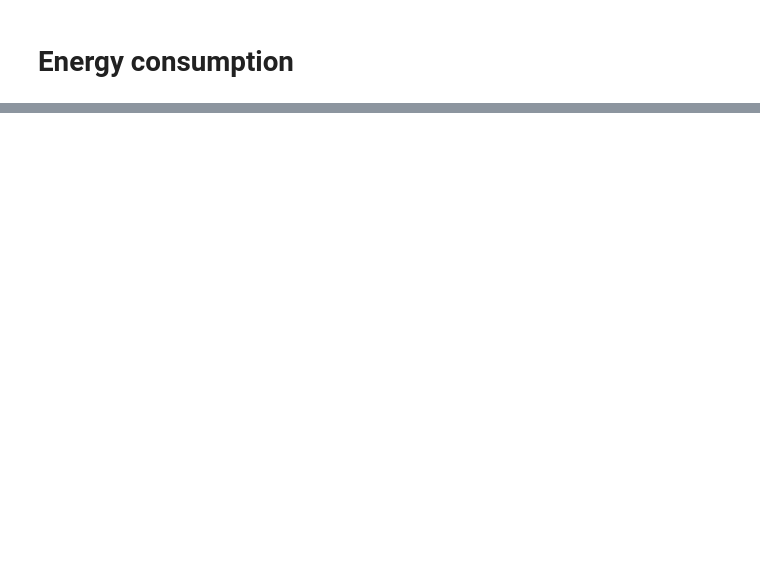
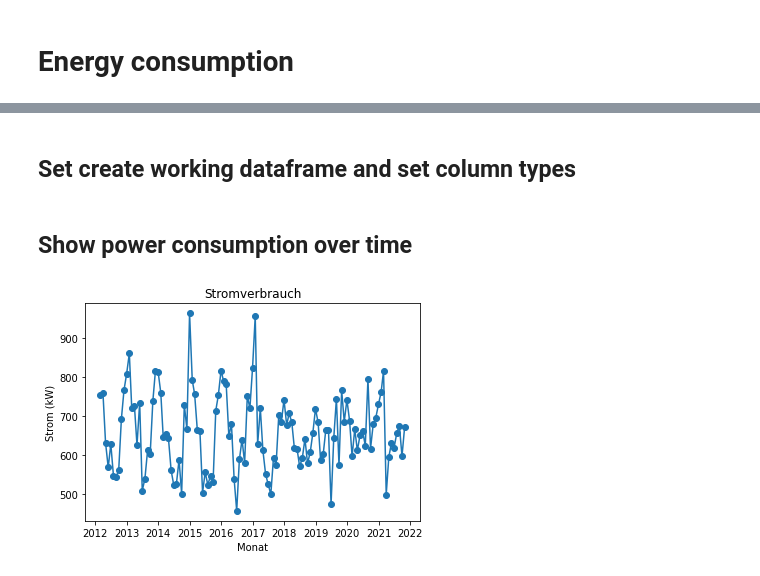
Before and after one commit to mweil372/jupyter-notebooks, a Jupyter notebook: energy-consumption.ipynb, the cells around one changed output, grey strips where cells are left out. Drawn from its saved outputs; the diff is of its cells as text; code cells hidden in the pictures; blank space fills up the shorter version.

Commit message:
first drawings for power consumption

```diff
--- a/energy-consumption.ipynb
+++ b/energy-consumption.ipynb
@@ -28,0 +56,46 @@ df = pd.DataFrame(values[1:], columns=values[0])
+# %% [markdown]
+## Set create working dataframe and set column types
+# %%
+# define a new working dataframe as a copy of df
+df_new = df.copy()
+# change the headers of the columns in df_new
+df_new.columns = ['power', 'water', 'oil', 'month', 'year']
+# set type of values in column 'power' to float
+df_new['power'] = df_new['power'].astype(float)
+# add a new column 'power_per_month' to df_new, where the values are the differences of the values in column 'power'
+df_new['power_per_month'] = df_new['power'].diff()
+
+# add a new column 'date', which is the concatenation of the values in column 'month' and 'year'
+df_new['date'] = df_new['month'] + '.' + df_new['year']
+# convert the values in column 'date' (%B.%Y) to datetime format, where day is the last day of the month
+df_new['date'] = pd.to_datetime(df_new['date'], format='%B.%Y')
+# set the day of the timestamp in column 'date' to the last day of the month
+df_new['date'] = df_new['date'] + pd.offsets.MonthEnd(0)
+
+#df_new['month'] = df_new['month'].replace({'Januar':0, 'Februar':1, 'März':2, 'April':3, 'Mai':4, 'Juni':5, 'Juli':6,'August':7, 'September':8, 'Oktober':9, 'November':10, 'Dezember':11})
+#make df_new['month'] categorical
+df_new['month'] = df_new['month'].astype('category')
+months = ["Januar", "Februar", "März", "April", "Mai", "Juni",
+          "Juli", "August", "September", "Oktober", "November", "Dezember"]
+df_new['month'] = pd.Categorical(df_new['month'], categories=months, ordered=True)
+# %% [markdown]
+## Show power consumption over time
+# %%
+# draw a diagram that shows the power consumption per month
+# create a new figure
+fig = plt.figure()
+# add a subplot (1 row, 1 column, 1st plot)
+ax = fig.add_subplot(1, 1, 1)
+# plot the data for the month in 2017
+#ax.plot(df_new.loc[df_new['year'] == '2017', 'month'], df_new.loc[df_new['year'] == '2017', 'power_per_month'], 'o')
+ax.plot(df_new['date'], df_new['power_per_month'], 'o-')
+# set the x-axis label
+ax.set_xlabel('Monat')
+# set the y-axis label
+ax.set_ylabel('Strom (kW)')
+# set the title
+ax.set_title('Stromverbrauch')
+# show the plot
+plt.show()
+# %% [output]
+[figure, added]
```
Also changed, not shown: parts of 11 cells of this notebook.
